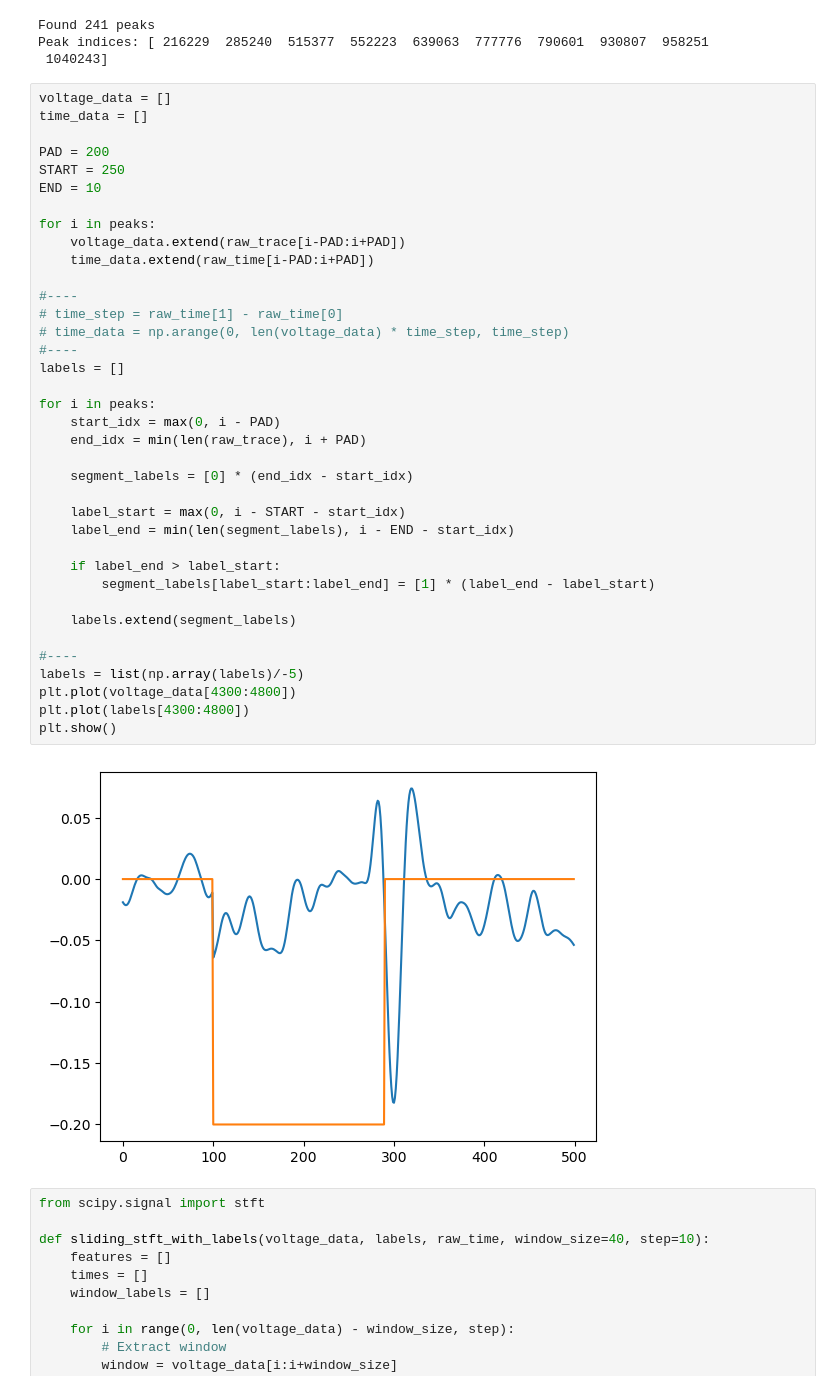
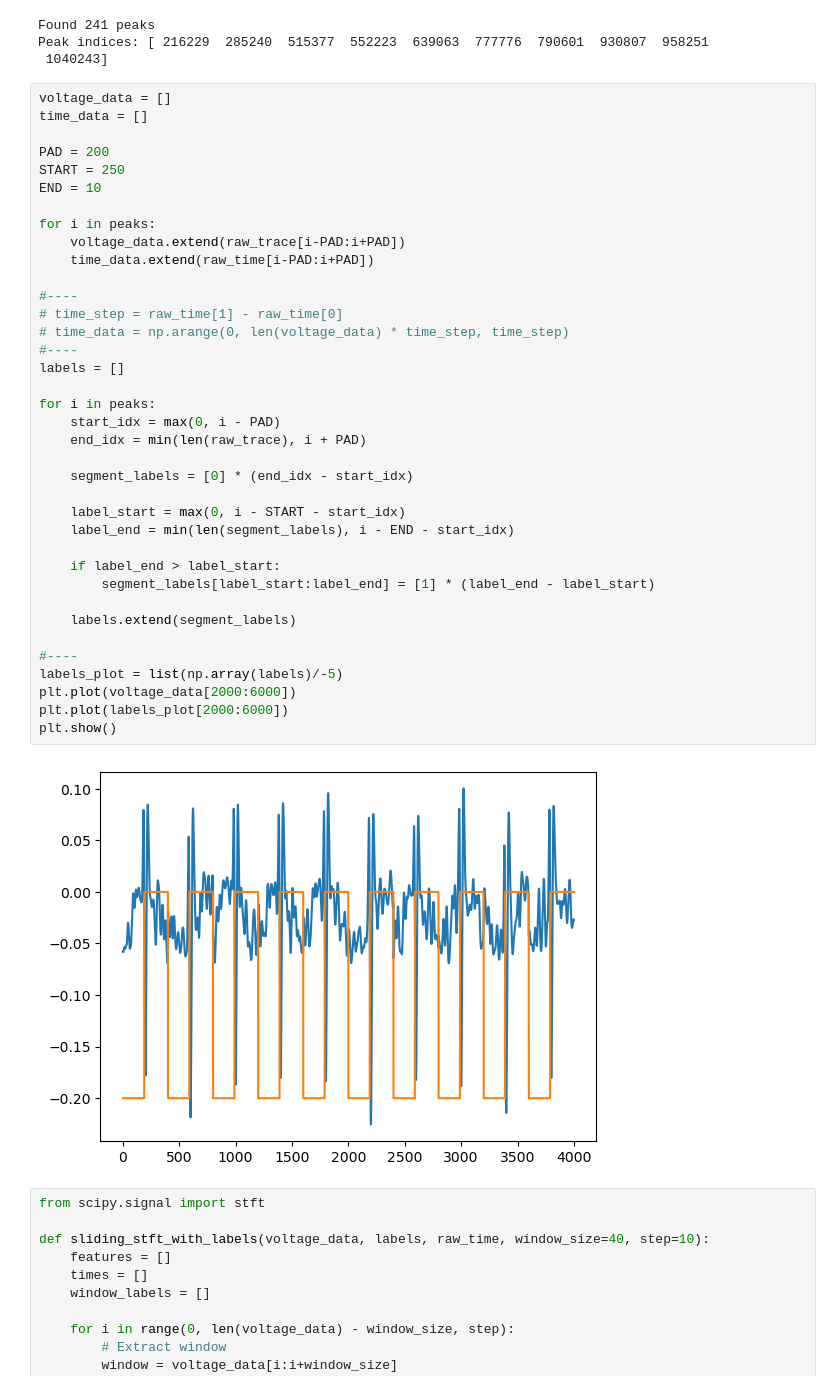
Before and after one commit to ahitagnied/apred, a Jupyter notebook: data/test.ipynb, the cells around one changed output. Cells and saved outputs as stored; diff of their text form.

Commit message:
fix: label var

```diff
--- a/data/test.ipynb
+++ b/data/test.ipynb
@@ -72,37 +72,37 @@ PAD = 200
 START = 250
 END = 10
 
 for i in peaks:
     voltage_data.extend(raw_trace[i-PAD:i+PAD])
     time_data.extend(raw_time[i-PAD:i+PAD])
 
 #----
 # time_step = raw_time[1] - raw_time[0]
 # time_data = np.arange(0, len(voltage_data) * time_step, time_step)
 #----
 labels = []
 
 for i in peaks:
     start_idx = max(0, i - PAD)
     end_idx = min(len(raw_trace), i + PAD)
 
     segment_labels = [0] * (end_idx - start_idx)
 
     label_start = max(0, i - START - start_idx)
     label_end = min(len(segment_labels), i - END - start_idx)
 
     if label_end > label_start:
         segment_labels[label_start:label_end] = [1] * (label_end - label_start)
 
     labels.extend(segment_labels)
 
 #----
-labels = list(np.array(labels)/-5)
-plt.plot(voltage_data[4300:4800])
-plt.plot(labels[4300:4800])
+labels_plot = list(np.array(labels)/-5)
+plt.plot(voltage_data[2000:6000])
+plt.plot(labels_plot[2000:6000])
 plt.show()
 # %% [output]
-[figure, old version]
+[figure, new version]
 # %%
 from scipy.signal import stft
 
```
Also changed, not shown: parts of 1 cell of this notebook.
